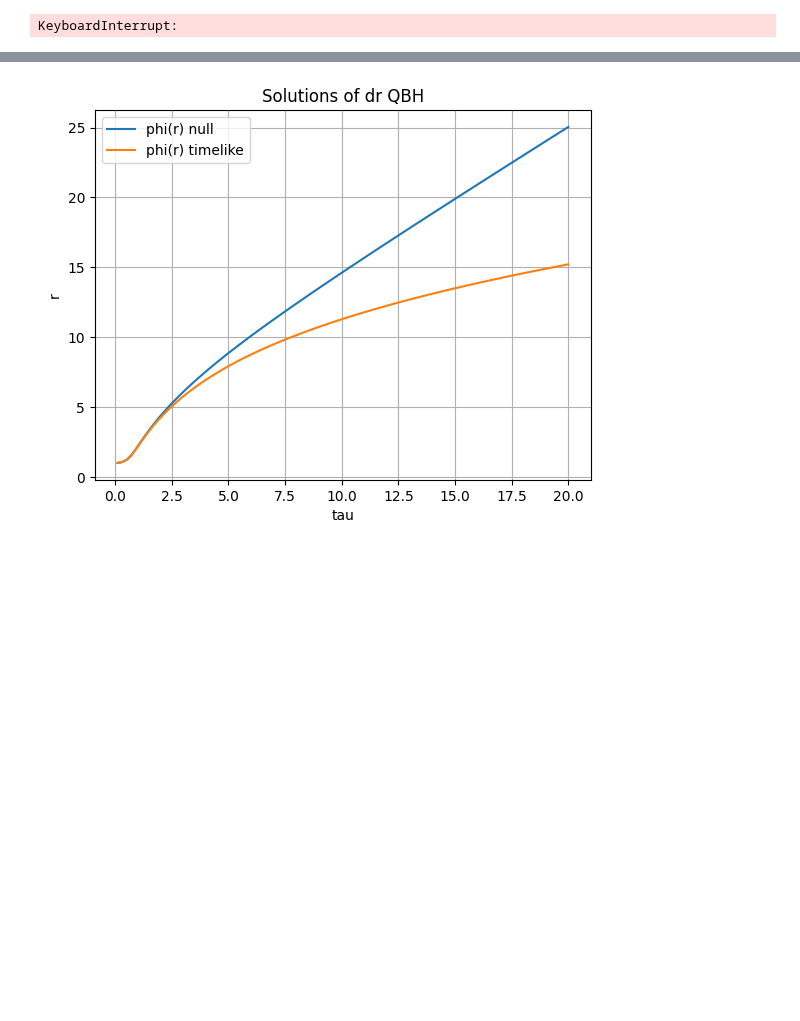
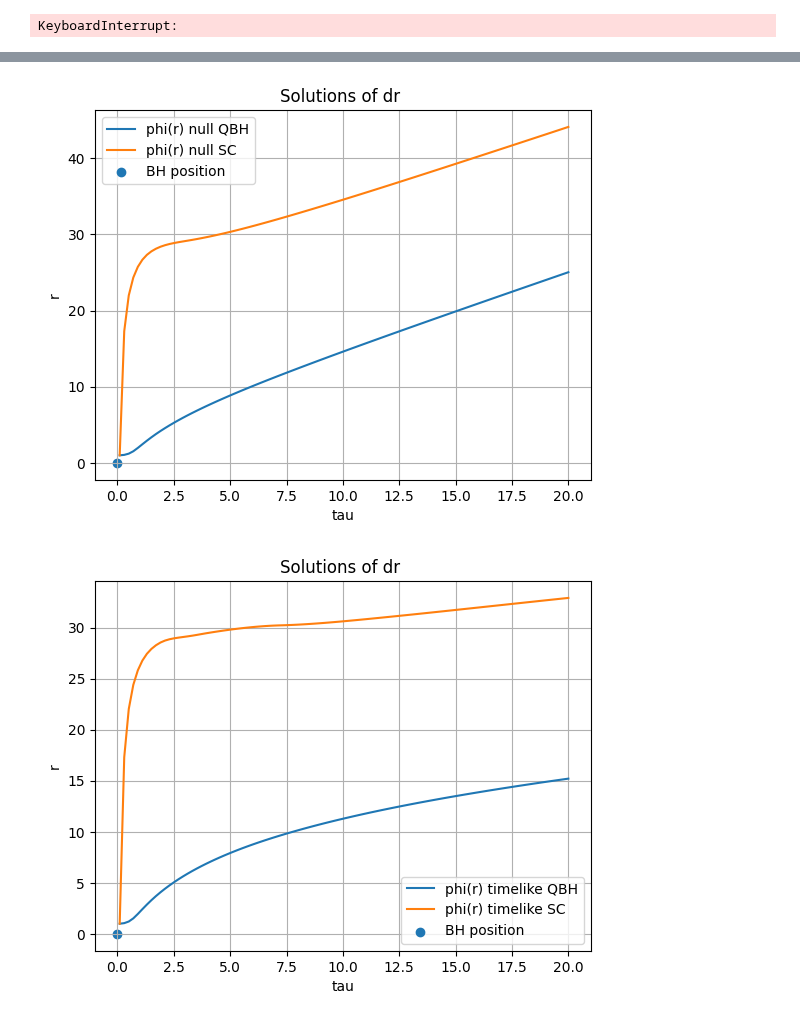
Before and after one commit to AdamSmithOrlik/quantum-black-holes, a Jupyter notebook: darius/research.ipynb, the cells around one changed output, grey strips where cells are left out. Saved outputs shown, nothing was run; the diff lists cells and outputs as text; code cells hidden in the pictures; blank space fills up the shorter version.

Commit message:
plottin

```diff
--- a/darius/research.ipynb
+++ b/darius/research.ipynb
@@ -774,43 +794,99 @@ plt.show()
 # %%
-
+###QBH
 def diff_eq0(r, y):
 
     epsilon=0
     ###use absolute values???
-    return abs((1/g2(r, M))*(((E**2)/f2(r, M))+(epsilon-(L**2)/h2(r, M))))**(1/2)
+    return abs((1/g2(r))*(((E**2)/f2(r))+(epsilon-(L**2)/h2(r))))**(1/2)
     #return (1/((1+(Qc*r_s**2)/(4*r**8))**(1/4))*((1-(r_s)/((r**2+Qb)**(1/2)))**(-1))) * ( ((E**2)/-(1+Qb/(r**2))*((1+(Qc+r_s**2)/(4*r**8))**(-1/4))*(1-(r_s)/((r**2+Qb)**(1/2)))) + (epsilon - (L**2)/((r**2)*((1+(Qc*(r_s**2))/(4*r**8))**(1/4)))) )
 
 
 
 def diff_eq1(r, y):
 
     epsilon=1
-    return abs((1/g2(r, M))*(((E**2)/f2(r, M))+(epsilon-(L**2)/h2(r, M))))**(1/2)
+    return abs((1/g2(r))*(((E**2)/f2(r))+(epsilon-(L**2)/h2(r))))**(1/2)
     #return (1/((1+(Qc*r_s**2)/(4*r**8))**(1/4))*((1-(r_s)/((r**2+Qb)**(1/2)))**(-1))) * ( ((E**2)/-(1+Qb/(r**2))*((1+(Qc+r_s**2)/(4*r**8))**(-1/4))*(1-(r_s)/((r**2+Qb)**(1/2)))) + (epsilon - (L**2)/((r**2)*((1+(Qc*(r_s**2))/(4*r**8))**(1/4)))) )
+
+
+
+####SC FUNCTIONS
+def diff_eq0_sc(r, y):
+
+    epsilon=0
+    ###use absolute values???
+    return abs((1/g(r, M))*(((E**2)/f(r, M))+(epsilon-(L**2)/h(r))))**(1/2)
+    #return (1/((1+(Qc*r_s**2)/(4*r**8))**(1/4))*((1-(r_s)/((r**2+Qb)**(1/2)))**(-1))) * ( ((E**2)/-(1+Qb/(r**2))*((1+(Qc+r_s**2)/(4*r**8))**(-1/4))*(1-(r_s)/((r**2+Qb)**(1/2)))) + (epsilon - (L**2)/((r**2)*((1+(Qc*(r_s**2))/(4*r**8))**(1/4)))) )
+
+
+
+def diff_eq1_sc(r, y):
+
+    epsilon=-1
+    return abs((1/g(r, M))*(((E**2)/f(r, M))+(epsilon-(L**2)/h(r))))**(1/2)
+    #return (1/((1+(Qc*r_s**2)/(4*r**8))**(1/4))*((1-(r_s)/((r**2+Qb)**(1/2)))**(-1))) * ( ((E**2)/-(1+Qb/(r**2))*((1+(Qc+r_s**2)/(4*r**8))**(-1/4))*(1-(r_s)/((r**2+Qb)**(1/2)))) + (epsilon - (L**2)/((r**2)*((1+(Qc*(r_s**2))/(4*r**8))**(1/4)))) )
+
+
+
 
 
 
 
 # Define the range of r values
 r_min, r_max = 0.1, 20.0
 r_values = np.linspace(r_min, r_max, 100)
 
 # Initial condition
 y0 = [1.0]  # Example: y(r=0) = 1
 
 # Solve the differential equation
 r_solution0 = solve_ivp(diff_eq0, (r_min, r_max), y0, t_eval=r_values)
 r_solution1 = solve_ivp(diff_eq1, (r_min, r_max), y0, t_eval=r_values)
 
 
+
+###SC SOLS
+r_solution0_sc = solve_ivp(diff_eq0_sc, (r_min, r_max), y0, t_eval=r_values)
+r_solution1_sc = solve_ivp(diff_eq1_sc, (r_min, r_max), y0, t_eval=r_values)
+
+
+
+
 # Plot the solution
-plt.plot(r_solution0.t, r_solution0.y[0], label='phi(r) null')
-plt.plot(r_solution1.t, r_solution1.y[0], label='phi(r) timelike')
+plt.plot(r_solution0.t, r_solution0.y[0], label='phi(r) null QBH')
+plt.plot(r_solution0_sc.t, r_solution0_sc.y[0], label='phi(r) null SC')
+plt.scatter([0], [0], label='BH position')
 plt.xlabel('tau')
 plt.ylabel('r')
-plt.title('Solutions of dr QBH')
+plt.title('Solutions of dr ')
 plt.legend()
 plt.grid()
 plt.show()
+
+
+plt.plot(r_solution1.t, r_solution1.y[0], label='phi(r) timelike QBH')
+plt.plot(r_solution1_sc.t, r_solution1_sc.y[0], label='phi(r) timelike SC')
+plt.scatter([0], [0], label='BH position')
+plt.xlabel('tau')
+plt.ylabel('r')
+plt.title('Solutions of dr ')
+plt.legend()
+plt.grid()
+plt.show()
+
+
+
+plt.plot(r_solution1.t, r_solution1.y[0], label='phi(r) timelike QBH')
+plt.plot(r_solution1_sc.t, r_solution1_sc.y[0], label='phi(r) timelike SC')
+plt.plot(r_solution0.t, r_solution0.y[0], label='phi(r) null QBH')
+plt.plot(r_solution0_sc.t, r_solution0_sc.y[0], label='phi(r) null SC')
+plt.scatter([0], [0], label='BH position')
+plt.xlabel('tau')
+plt.ylabel('r')
+plt.title('Solutions of dr ')
+plt.legend()
+plt.grid()
+plt.show()
 # %% [output]
-[figure, old version]
+[figure, new version]
+[figure, added]
```
Also changed, not shown: parts of 4 cells of this notebook.
